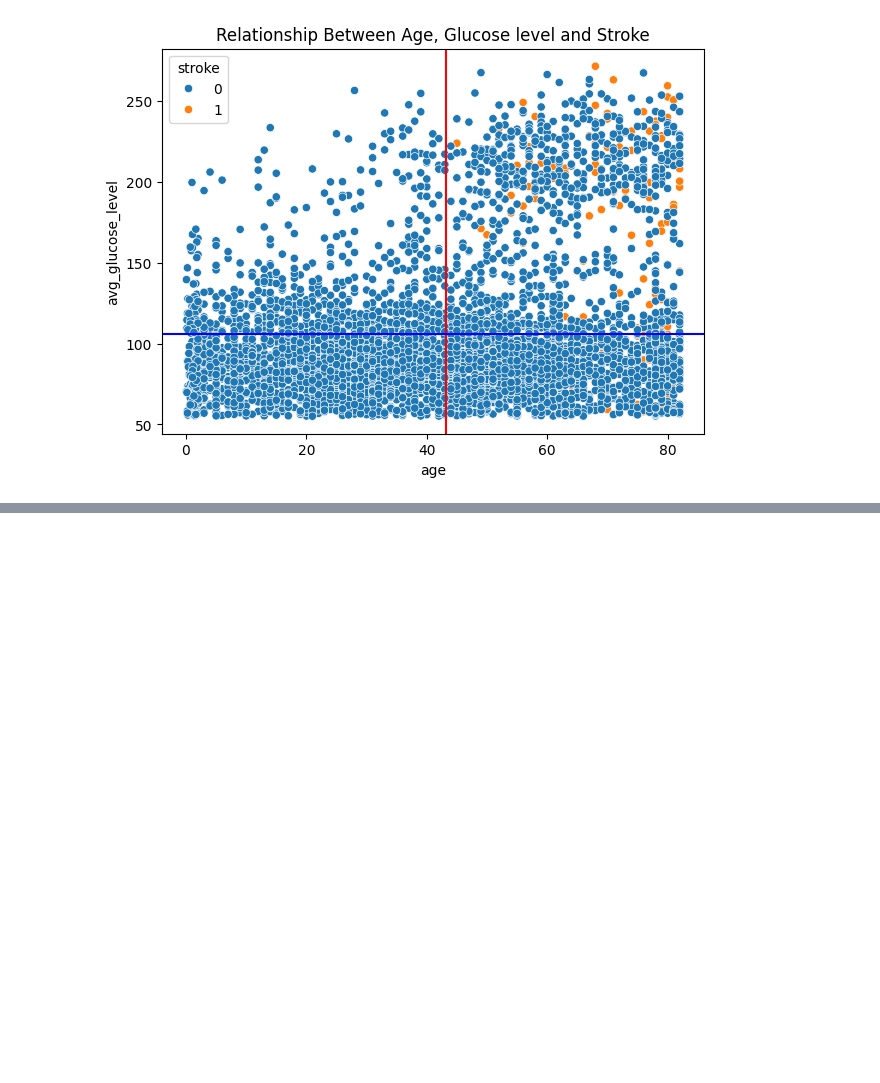
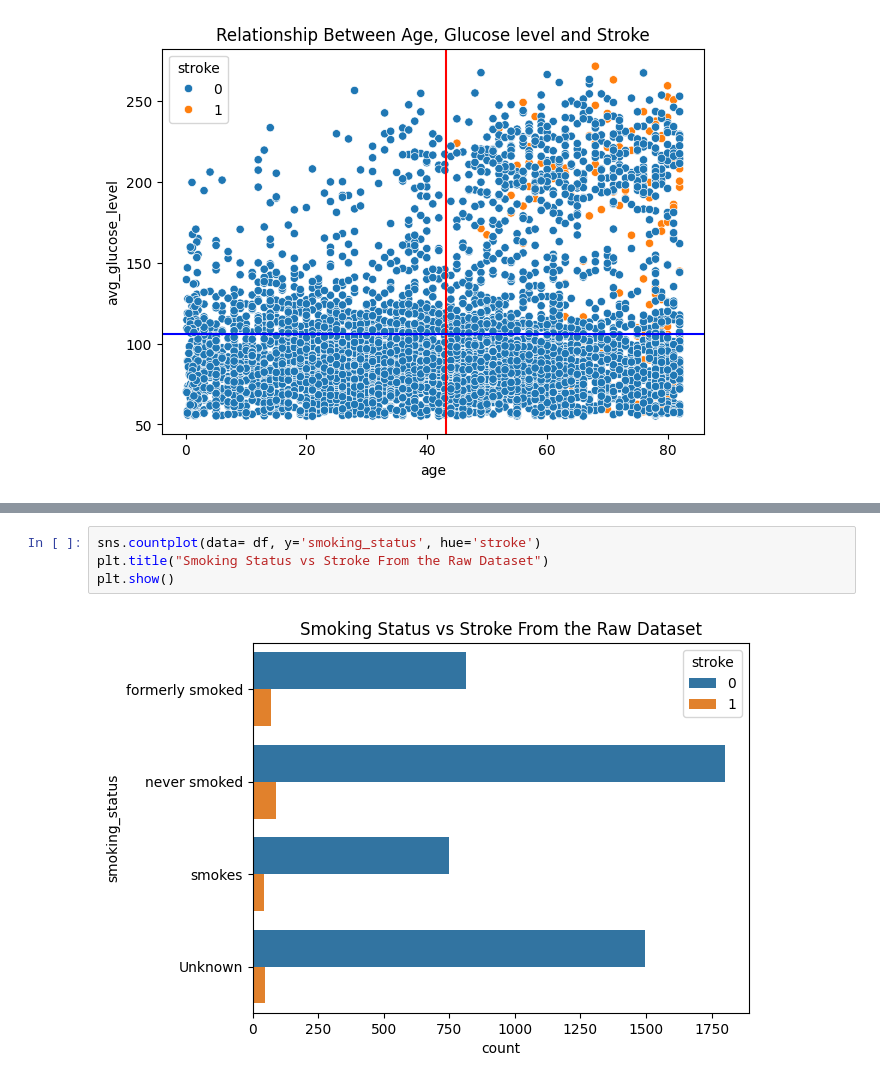
Before and after one commit to NovikovAnton-code/Stroke-Prediction-Course-Work, a Jupyter notebook: Stroke_Prediction.ipynb, the cells around one changed output, grey strips where cells are left out. Drawn from its saved outputs; the diff is of its cells as text; blank space fills up the shorter version.

```diff
--- a/Stroke_Prediction.ipynb
+++ b/Stroke_Prediction.ipynb
@@ -491,0 +552,6 @@ plt.show()
+# %%
+sns.countplot(data= df, y='smoking_status', hue='stroke')
+plt.title("Smoking Status vs Stroke From the Raw Dataset")
+plt.show()
+# %% [output]
+[figure, added]
```
Also changed, not shown: parts of 9 cells of this notebook.
